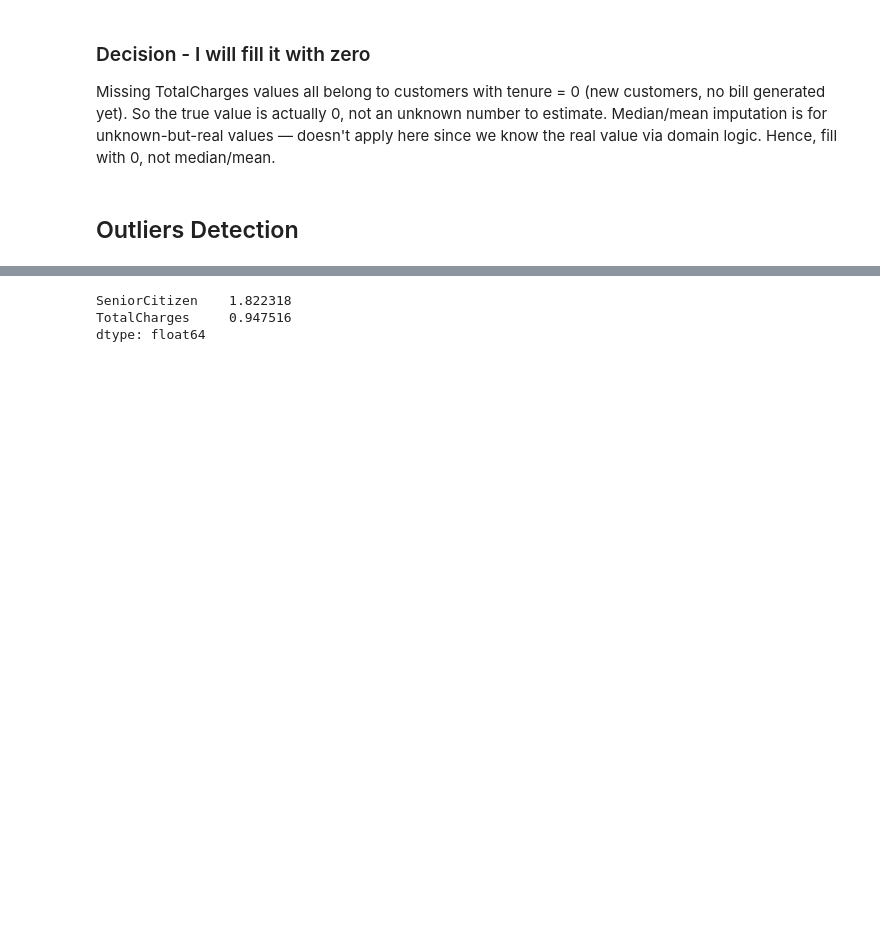
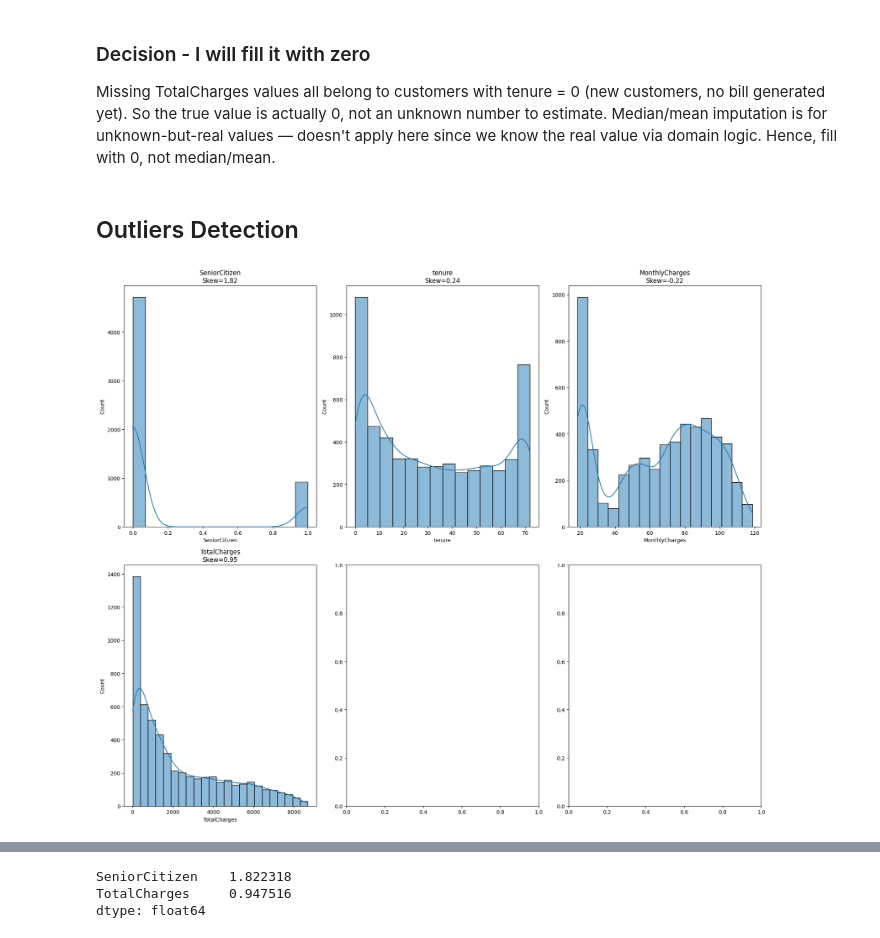
Before and after one commit to sushant758/ML-Exercises, a Jupyter notebook: Telco Customer Churn.ipynb, the cells around one changed output, grey strips where cells are left out. Saved outputs shown, nothing was run; the diff lists cells and outputs as text; code cells hidden in the pictures; blank space fills up the shorter version.

```diff
--- a/Telco Customer Churn.ipynb
+++ b/Telco Customer Churn.ipynb
@@ -525,29 +530,31 @@ Missing TotalCharges values all belong to customers with tenure = 0 (new custome
 # %%
 num_cols = X_train.select_dtypes(
     include=['int64', 'float64']
 ).columns
 
-# fig, axes = plt.subplots(
-#     nrows=(len(num_cols)+2)//3,
-#     ncols=3,
-#     figsize=(18,15)
-# )
+fig, axes = plt.subplots(
+    nrows=(len(num_cols)+2)//3,
+    ncols=3,
+    figsize=(18,15)
+)
 
-# axes = axes.flatten()
+axes = axes.flatten()
 
-# for i, col in enumerate(num_cols):
-#     sns.histplot(
-#         X_train[col],
-#         kde=True,
-#         ax=axes[i]
-#     )
+for i, col in enumerate(num_cols):
+    sns.histplot(
+        X_train[col],
+        kde=True,
+        ax=axes[i]
+    )
 
-#     skew = X_train[col].skew()
+    skew = X_train[col].skew()
 
-#     axes[i].set_title(
-#         f'{col}\nSkew={skew:.2f}'
-#     )
+    axes[i].set_title(
+        f'{col}\nSkew={skew:.2f}'
+    )
 
-# plt.tight_layout()
-# plt.show()
+plt.tight_layout()
+plt.show()
+# %% [output]
+[figure, added]
 # %%
```
Also changed, not shown: parts of 18 cells of this notebook.
